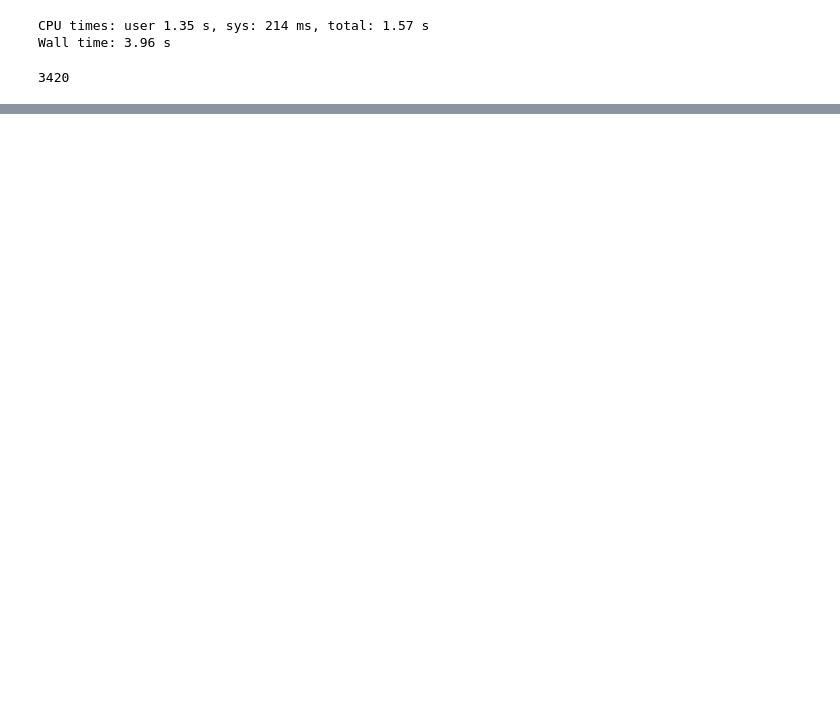
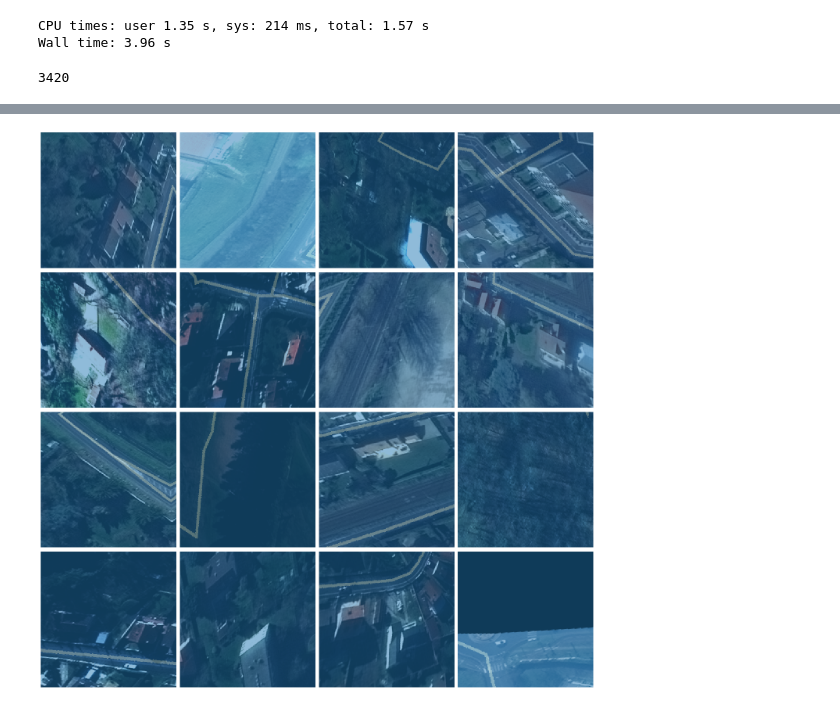
Before and after one commit to wwymak/spacenet-ml, a Jupyter notebook: spacenet-roads-v2.ipynb, the cells around one changed output, grey strips where cells are left out. Saved outputs shown, nothing was run; the diff lists cells and outputs as text; code cells hidden in the pictures; blank space fills up the shorter version.

```diff
--- a/spacenet-roads-v2.ipynb
+++ b/spacenet-roads-v2.ipynb
@@ -94,3 +94,6 @@ Wall time: 3.96 s
 len(mask_with_roads_256.ls())
 # %% [output]
 3420
+# %%
+mask_ids = [f.name for f in mask_with_roads_256.ls()]
+mask_ids[:5]
@@ -97,3 +106,5 @@ len(mask_with_roads_256.ls())
+# %%
+valid_imgs = [f.replace('mask', 'rgb').replace('png', 'tif') for f in mask_ids]
 # %%
 fname = np.random.choice(mask_with_roads_256.ls(), 1)
 
@@ -124,0 +168,33 @@ class FocalLoss(nn.Module):
+# %%
+
+def get_mask_fn(fname):
+    return mask_with_roads_256 / fname.name.replace("rgb", "mask").replace("tif", "png")
+
+# def get_mask_fn(fname):
+#     return mask_256 / fname.name.replace("rgb", "mask").replace("tif", "png")
+
+codes = np.array(["void", "road"])
+
+src = (SegmentationItemList.from_folder(rgb_256)
+       .filter_by_func(lambda x: Path(x).name in valid_imgs)
+       .split_by_rand_pct(0.2, seed=42)
+       .label_from_func(get_mask_fn, classes=codes)
+      )
+
+bs = 16
+size=256
+
+data = (src.transform(get_transforms(do_flip=True,
+             flip_vert=True,
+             max_rotate=180,
+             max_zoom=1.2,
+             max_lighting=0.5,
+             max_warp=0.2,
+             p_affine=0.75,
+             p_lighting=0.75), size=size, tfm_y=True)
+        .databunch(bs=bs)
+        .normalize(imagenet_stats))
+# %%
+data.show_batch(8, figsize=(20,20))
+# %% [output]
+[figure, added]
```
Also changed, not shown: parts of 22 cells of this notebook, 6 other files.
